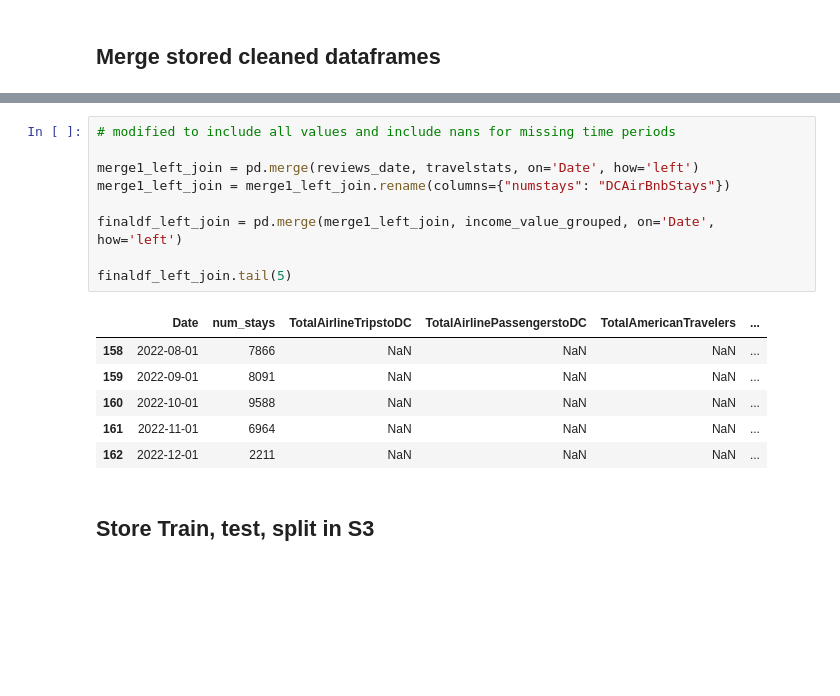
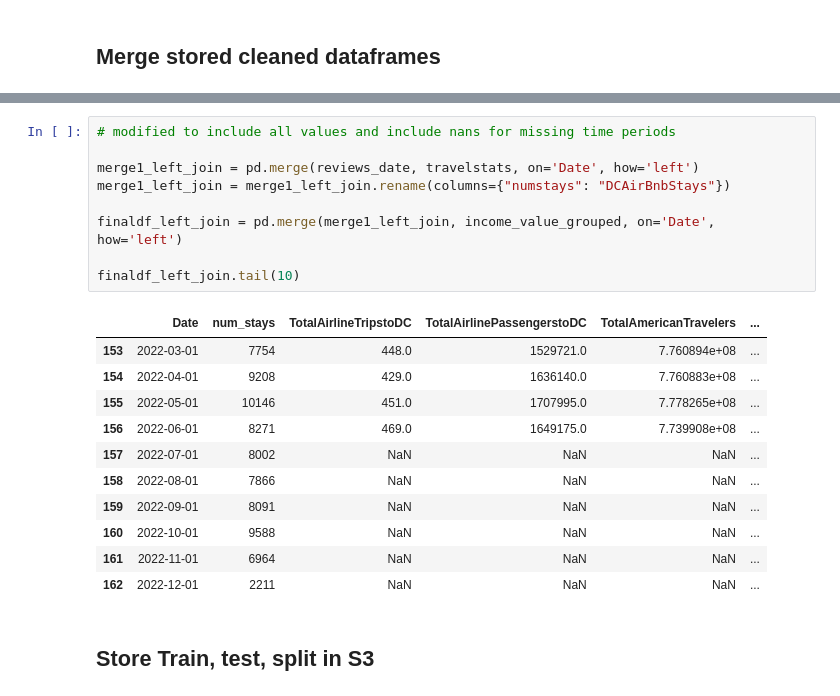
Before and after one commit to hdavis-sandiego/ADS508-Final, a Jupyter notebook: notebooks/02_data_scrub/df_merge.ipynb, the cells around one changed output, grey strips where cells are left out. Saved outputs shown, nothing was run; the diff lists cells and outputs as text; blank space fills up the shorter version.

```diff
--- a/notebooks/02_data_scrub/df_merge.ipynb
+++ b/notebooks/02_data_scrub/df_merge.ipynb
@@ -105,14 +105,19 @@ finaldf.tail(5)
 # %%
 # modified to include all values and include nans for missing time periods
 
 merge1_left_join = pd.merge(reviews_date, travelstats, on='Date', how='left')
 merge1_left_join = merge1_left_join.rename(columns={"numstays": "DCAirBnbStays"})
 
 finaldf_left_join = pd.merge(merge1_left_join, income_value_grouped, on='Date', how='left')
 
-finaldf_left_join.tail(5)
+finaldf_left_join.tail(10)
 # %% [output]
 |  | Date | num_stays | TotalAirlineTripstoDC | TotalAirlinePassengerstoDC | TotalAmericanTravelers | ... |
+| 153 | 2022-03-01 | 7754 | 448.0 | 1529721.0 | 7.760894e+08 | ... |
+| 154 | 2022-04-01 | 9208 | 429.0 | 1636140.0 | 7.760883e+08 | ... |
+| 155 | 2022-05-01 | 10146 | 451.0 | 1707995.0 | 7.778265e+08 | ... |
+| 156 | 2022-06-01 | 8271 | 469.0 | 1649175.0 | 7.739908e+08 | ... |
+| 157 | 2022-07-01 | 8002 | NaN | NaN | NaN | ... |
 | 158 | 2022-08-01 | 7866 | NaN | NaN | NaN | ... |
 | 159 | 2022-09-01 | 8091 | NaN | NaN | NaN | ... |
 | 160 | 2022-10-01 | 9588 | NaN | NaN | NaN | ... |
```
Also changed, not shown: parts of 2 cells of this notebook, 2 other files.
